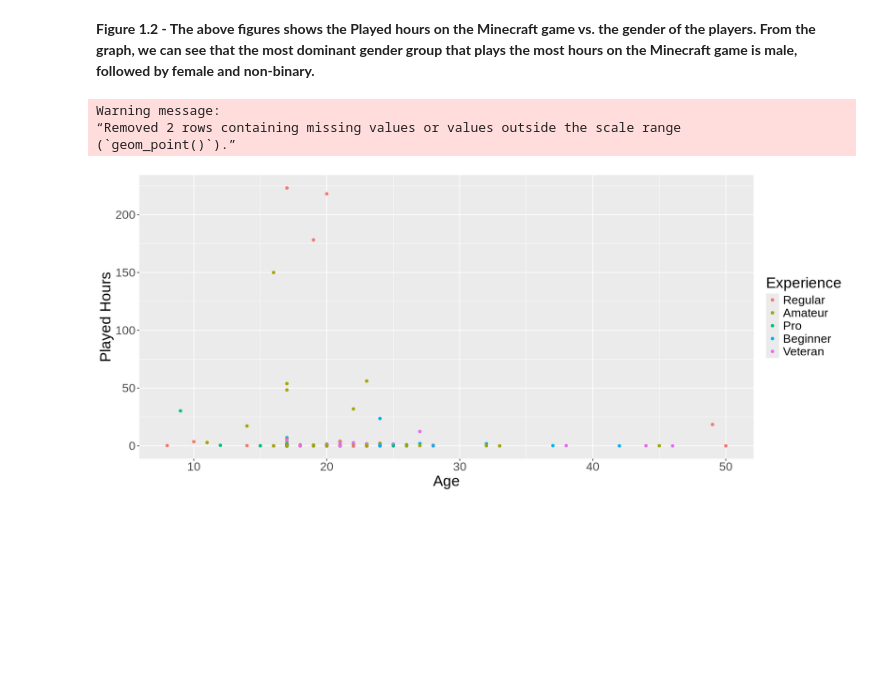
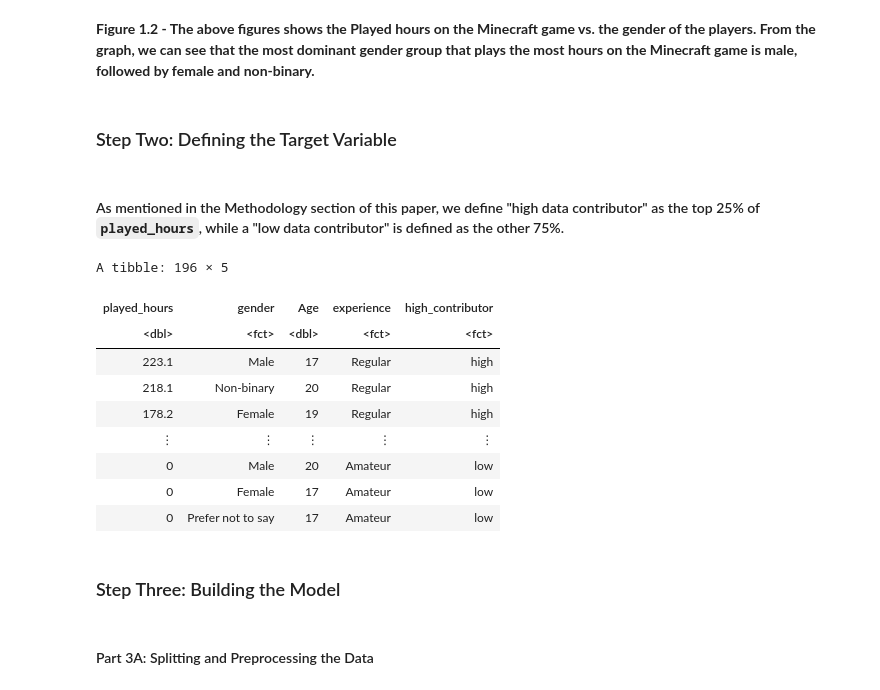
Before and after one commit to aesmccn/dsci100_project2, a Jupyter notebook: project_main.ipynb, the cells around one changed output. Saved outputs shown, nothing was run; the diff lists cells and outputs as text; code cells hidden in the pictures; blank space fills up the shorter version.

```diff
--- a/project_main.ipynb
+++ b/project_main.ipynb
@@ -153,16 +161,33 @@ gender_plot
 [figure]
 # %% [markdown]
 **Figure 1.2 - The above figures shows the Played hours on the Minecraft game vs. the gender of the players. From the graph, we can see that the most dominant gender group that plays the most hours on the Minecraft game is male, followed by female and non-binary.**
-# %%
-gender_plot_2 <- players_wrangled |>
-    ggplot(aes(x = Age, y =  played_hours, color= experience)) +
-    geom_point()+
-      labs(x = "Age", y= "Played Hours", color = "Experience") +
-        theme(text = element_text(size=20))
-    options(repr.plot.width = 14, repr.plot.height = 6)
-gender_plot_2
-# %% [output]
-Warning message:
-“Removed 2 rows containing missing values or values outside the scale range
-(`geom_point()`).”
-[figure, removed]
+# %% [markdown]
+### Step Two: Defining the Target Variable
+# %% [markdown]
+#### As mentioned in the Methodology section of this paper, we define "high data contributor" as the top 25% of `played_hours`, while a "low data contributor" is defined as the other 75%.
+# %%
+players <- players_wrangled |>
+  mutate(high_contributor = if_else(played_hours >= quantile(played_hours, 0.75), "high", "low")) |>
+  mutate(high_contributor = factor(high_contributor))
+players
+
+
+players <- players |>
+  mutate(gender = as.factor(gender),
+         experience = as.factor(experience),
+         high_contributor = as.factor(high_contributor))
+# %% [output]
+A tibble: 196 × 5
+| played_hours | gender | Age | experience | high_contributor |
+| <dbl> | <fct> | <dbl> | <fct> | <fct> |
+| 223.1 | Male | 17 | Regular | high |
+| 218.1 | Non-binary | 20 | Regular | high |
+| 178.2 | Female | 19 | Regular | high |
+| ⋮ | ⋮ | ⋮ | ⋮ | ⋮ |
+| 0 | Male | 20 | Amateur | low |
+| 0 | Female | 17 | Amateur | low |
+| 0 | Prefer not to say | 17 | Amateur | low |
+# %% [markdown]
+### Step Three: Building the Model
+# %% [markdown]
+#### Part 3A: Splitting and Preprocessing the Data
```
Also changed, not shown: parts of 28 cells of this notebook.
